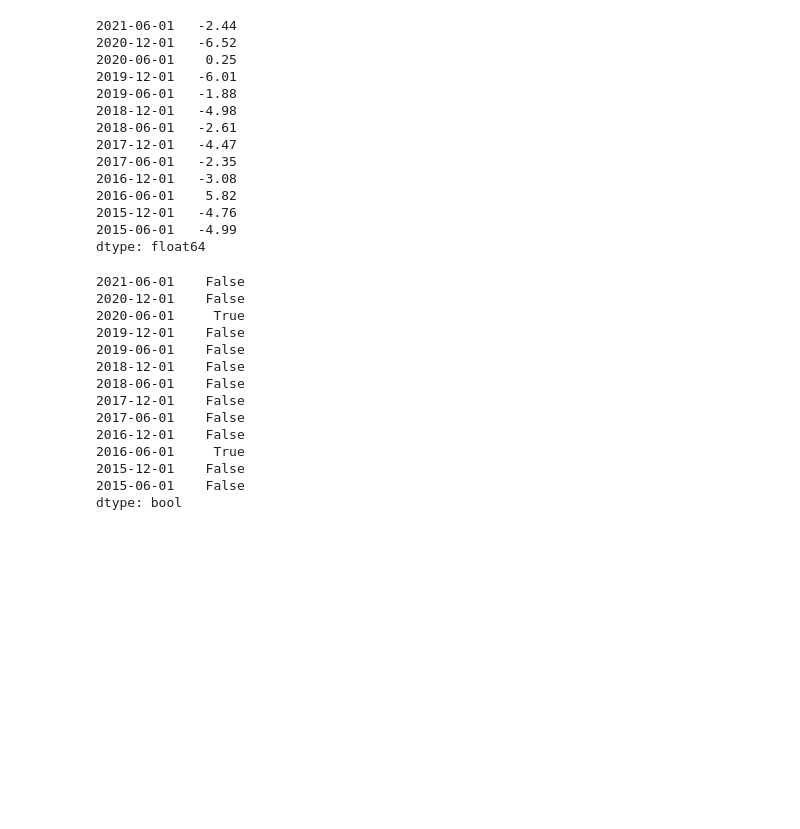
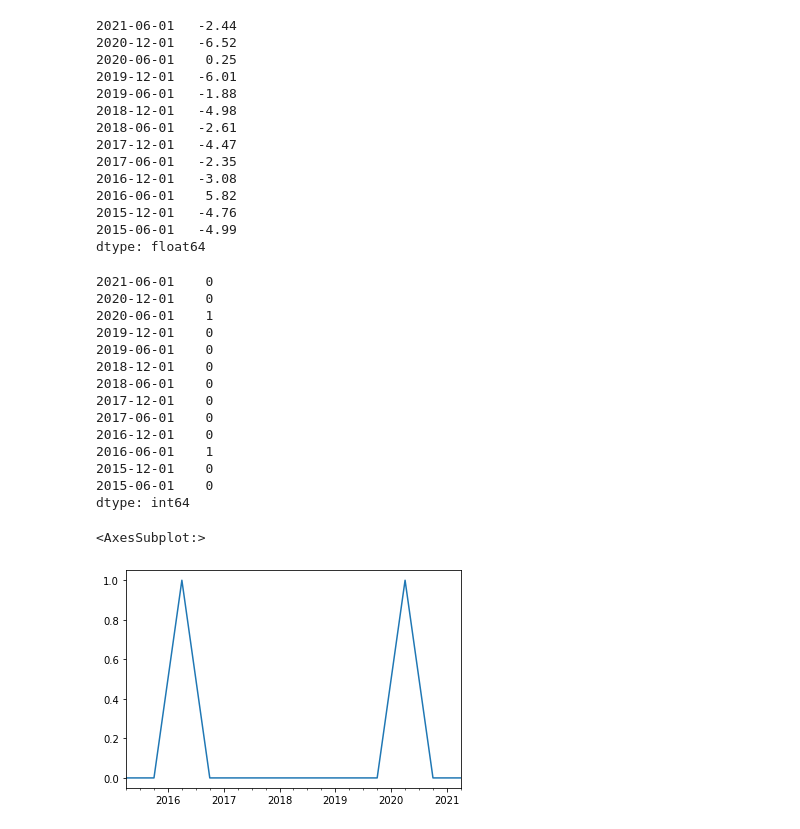
Before and after one commit to someonealive0/deepaudit, a Jupyter notebook: COMP3850.ipynb, the cells around one changed output. Drawn from its saved outputs; the diff is of its cells as text; code cells hidden in the pictures; blank space fills up the shorter version.

Commit message:
updated plot

```diff
--- a/COMP3850.ipynb
+++ b/COMP3850.ipynb
@@ -503,7 +503,7 @@ def calc_mscore_TF(company):
     for row in reversed(range(len(lvgi))):
         mscore = -4.84 + 0.92*dsri.iloc[row] + 0.528*gmi.iloc[row] + 0.404*aqi.iloc[row] + 0.892*sgi.iloc[row] + 0.115*depi.iloc[row] -0.172*sgai.iloc[row] + 4.679*tata.iloc[row] -0.327*lvgi.iloc[row]
 
-        res[lvgi.index[row]] = (mscore > -1.78)
+        res[lvgi.index[row]] = 1 if (mscore > -1.78) else 0
 
     return pd.Series(res)
 # %%
@@ -526,17 +526,23 @@ dtype: float64
 # %%
 calc_mscore_TF(workbooks_combined['ADH'])
 # %% [output]
-2021-06-01    False
-2020-12-01    False
-2020-06-01     True
-2019-12-01    False
-2019-06-01    False
-2018-12-01    False
-2018-06-01    False
-2017-12-01    False
-2017-06-01    False
-2016-12-01    False
-2016-06-01     True
-2015-12-01    False
-2015-06-01    False
-dtype: bool
+2021-06-01    0
+2020-12-01    0
+2020-06-01    1
+2019-12-01    0
+2019-06-01    0
+2018-12-01    0
+2018-06-01    0
+2017-12-01    0
+2017-06-01    0
+2016-12-01    0
+2016-06-01    1
+2015-12-01    0
+2015-06-01    0
+dtype: int64
+# %%
+mscores = calc_mscore_TF(workbooks_combined['ADH'])
+mscores.plot()
+# %% [output]
+<AxesSubplot:>
+[figure, added]
```
Also changed, not shown: parts of 2 cells of this notebook.
